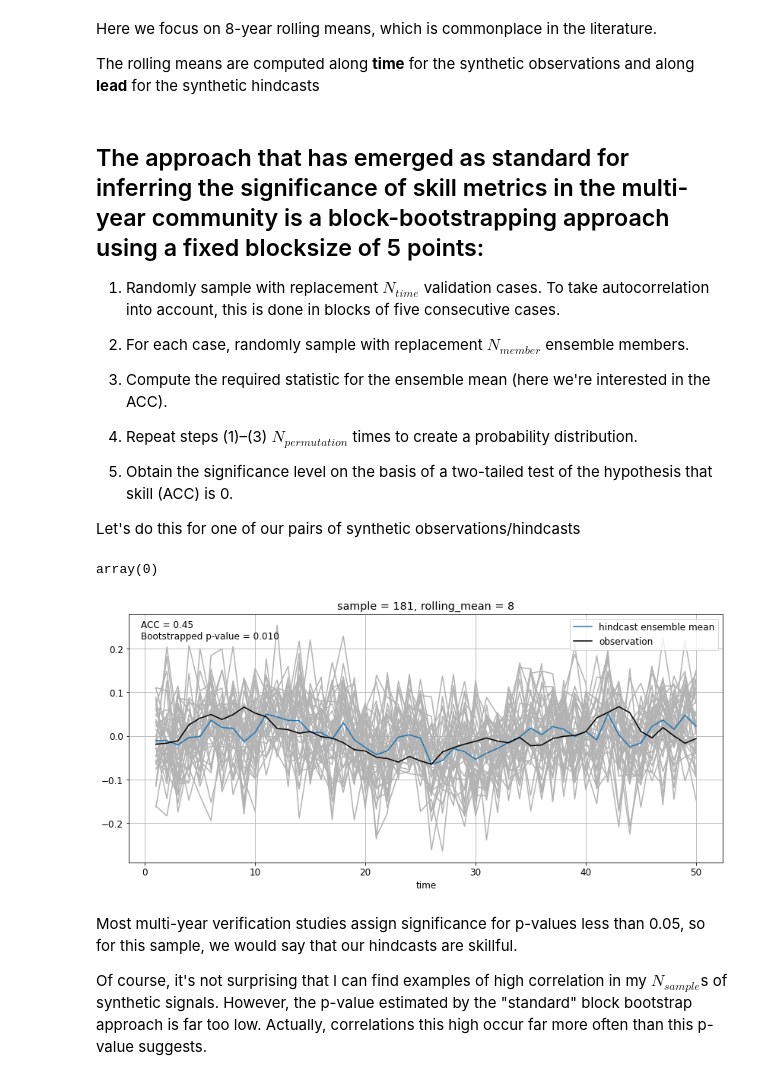
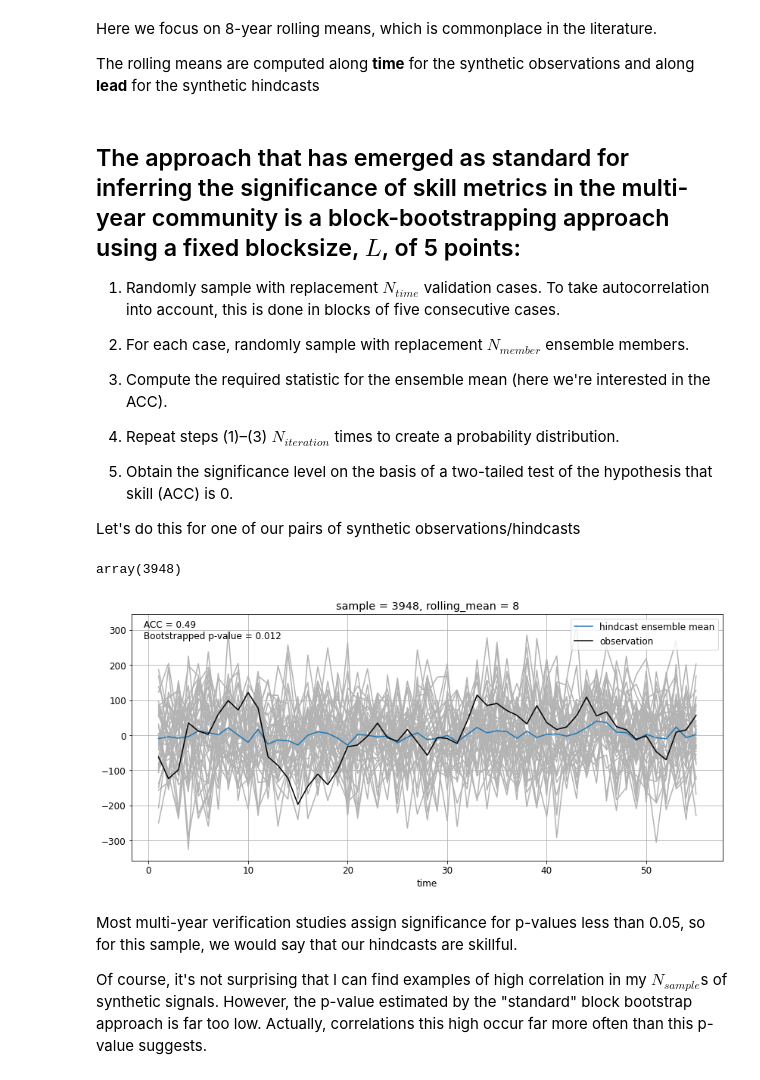
Before and after one commit to dougiesquire/Squire_2022_correlation, a Jupyter notebook: notebooks/exploratory/demo_Tim.ipynb, the cells around one changed output. Cells and saved outputs as stored; diff of their text form; code cells hidden in the pictures.

```diff
--- a/notebooks/exploratory/demo_Tim.ipynb
+++ b/notebooks/exploratory/demo_Tim.ipynb
@@ -29,14 +29,18 @@ had = xr.open_zarr(
     f"{DATA_DIR}/processed/HadISST.annual-Jan.anom_1991-2020.sst_global.zarr"
 )
 ec = xr.open_zarr(
-    f"{DATA_DIR}/processed/EC_Earth3_ctrl.annual.anom_2730-2759.sst_global.zarr"
+    f"{DATA_DIR}/processed/EC_Earth3.annual.anom_1985-2014.slp_global.zarr"
 )
 can = xr.open_zarr(
     f"{DATA_DIR}/processed/CanESM5.annual.anom_1985-2014.sst_global.zarr"
 )
 # %%
-amv = utils.calculate_AMV_index(utils.get_hindcast_rolling_mean(can["sst"], [4, 8]))
-
+amv = utils.calculate_AMV_index(
+    utils.get_hindcast_mean(can["sst"], [(0, 1), (0, 4), (0, 8)])
+)
+nao = utils.calculate_NAO_index(
+    utils.get_hindcast_mean(ec["slp"], [(0, 1), (0, 4), (0, 8)])
+)
 # amv = utils.calculate_AMV_index(had["sst"])
 # spg = utils.extract_subpolar_gyre_region(had["sst"])
 # %% [markdown]
@@ -46,16 +50,16 @@ The synthetic ensemble hindcasts are generated by running the model forward in t
 
 Below, I generate $N_{sample}=5000$ pairs of such signals
 # %%
-N_time = 50
+N_time = 55
 N_samples = 5000
 N_members = 40
 rolling_means = [4, 8]
 # %%
-input_data = amv.sel(rolling_mean=1).dropna("time")
+input_data = nao.sel(rolling_mean=1).dropna("time")
 
 fcst = ar_model.generate_samples_like(
     input_data,
-    order="select_order",
+    order=2,  # "select_order",
     n_times=N_time,
     n_samples=N_samples,
     n_members=N_members,
@@ -65,7 +69,7 @@ fcst = ar_model.generate_samples_like(
 
 obsv = ar_model.generate_samples_like(
     input_data,
-    order="select_order",
+    order=2,  # "select_order",
     n_times=N_time,
     n_samples=N_samples,
     rolling_means=rolling_means,
@@ -78,7 +82,7 @@ Here we focus on 8-year rolling means, which is commonplace in the literature.
 
 The rolling means are computed along **time** for the synthetic observations and along **lead** for the synthetic hindcasts
 # %% [markdown]
-## The approach that has emerged as standard for inferring the significance of skill metrics in the multi-year community is a block-bootstrapping approach using a fixed blocksize of 5 points:
+## The approach that has emerged as standard for inferring the significance of skill metrics in the multi-year community is a block-bootstrapping approach using a fixed blocksize, $L$, of 5 points:
 
 1. Randomly sample with replacement $N_{time}$ validation cases. To take autocorrelation into account, this is done in blocks of five consecutive cases.
 
@@ -86,7 +90,7 @@ The rolling means are computed along **time** for the synthetic observations and
 
 3. Compute the required statistic for the ensemble mean (here we're interested in the ACC).
 
-4. Repeat steps (1)–(3) $N_{permutation}$ times to create a probability distribution.
+4. Repeat steps (1)–(3) $N_{iteration}$ times to create a probability distribution.
 
 5. Obtain the significance level on the basis of a two-tailed test of the hypothesis that skill (ACC) is 0.
 
@@ -102,43 +106,43 @@ r, pval = stats.infer_metric(
     ),
 )
 # %%
-abs(pval.where(r > 0) - 0.02).argmin().values
+abs(pval.where(rr > 0) - 0.015).argmin().values
 # %% [output]
-array(0)
+array(3948)
 # %%
-sample = 181
+sample = 3948
 
 fcst_samp = fcst.sel(rolling_mean=8, sample=sample)
 fcst_plot = fcst_samp - fcst_samp.mean(["time", "member"])
 obsv_samp = obsv.sel(rolling_mean=8, sample=sample)
 obsv_plot = obsv_samp - obsv_samp.mean("time")
 
 fcst_plot.plot.line(
     x="time", color=[0.7, 0.7, 0.7], add_legend=False, label="_nolabel_"
 )
 fcst_plot.mean("member").plot(color="C0", label="hindcast ensemble mean")
 obsv_plot.plot(color="k", label="observation")
 
-r, pval = stats.infer_metric(
+r, p = stats.infer_metric(
     fcst_samp,
     obsv_samp,
     metric="pearson_r",
     method="bootstrap",
     method_kwargs=dict(
-        blocks={"time": 5, "member": 1}, n_permutations=1000, transform="Fisher_z"
+        blocks={"time": 5, "member": 1}, n_iteration=1000, transform="Fisher_z"
     ),
 )
 plt.text(
     0.02,
     0.90,
-    f"ACC = {r.values:.2f}\nBootstrapped p-value = {pval.values:.3f}",
+    f"ACC = {r.values:.2f}\nBootstrapped p-value = {p.values:.3f}",
     transform=plt.gca().transAxes,
 )
 
 plt.grid()
 _ = plt.legend(loc="upper right")
 # %% [output]
-[figure, old version]
+[figure, new version]
 # %% [markdown]
 Most multi-year verification studies assign significance for p-values less than 0.05, so for this sample, we would say that our hindcasts are skillful.
 
```
Also changed, not shown: parts of 16 cells of this notebook, 5 other files.
